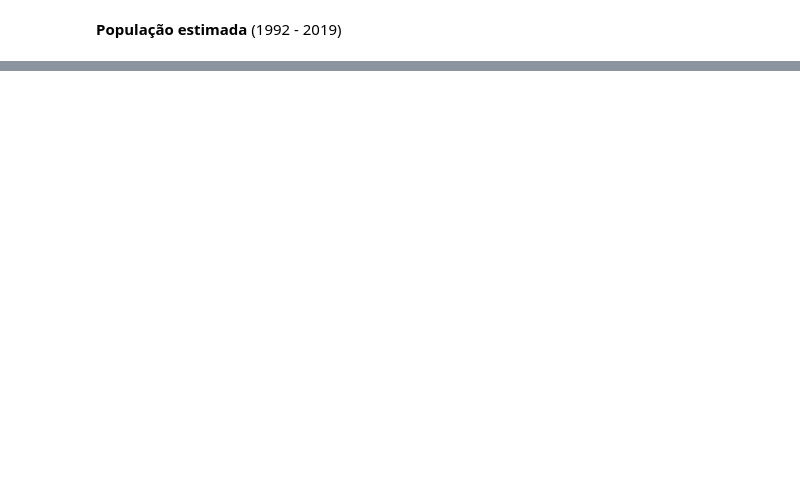
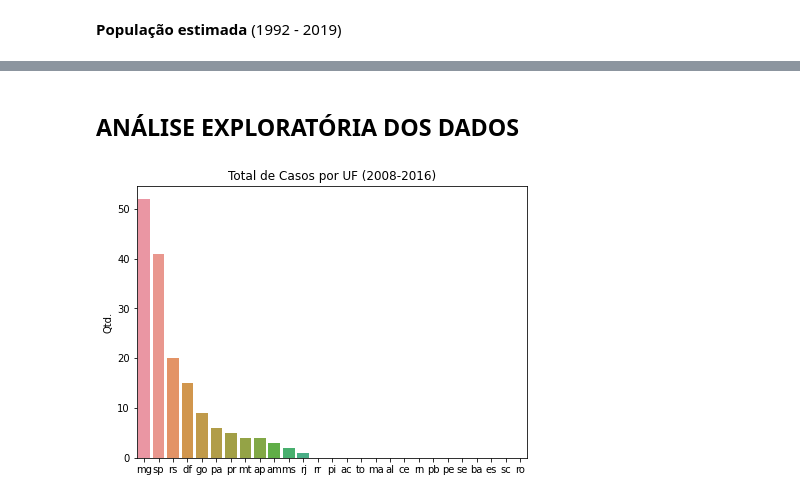
Before and after one commit to itsGab/ds_febre_amarela, a Jupyter notebook: nb-projeto/projeto_modulo2_rascunho.ipynb, the cells around one changed output, grey strips where cells are left out. Drawn from its saved outputs; the diff is of its cells as text; code cells hidden in the pictures; blank space fills up the shorter version.

```diff
--- a/nb-projeto/projeto_modulo2_rascunho.ipynb
+++ b/nb-projeto/projeto_modulo2_rascunho.ipynb
@@ -114,0 +125,5 @@ import pandas as pd
+# %%
+# mapa para alterar o ano
+def para_ano(data_in):
+    ano = int(data_in[:4])
+    return ano
@@ -146,0 +161,4 @@ casos.head()
+# %%
+casos['ano'] = casos['ano'].map(para_ano)
+casos.set_index('ano', inplace=True)
+casos.head()
@@ -200,0 +236,18 @@ populacao.head()
+# %% [markdown]
+## ANÁLISE EXPLORATÓRIA DOS DADOS
+# %%
+vacinal = vacinal.loc[2008:2018, :]
+casos = casos.loc[2008:2018, :]
+inter_atend = inter_atend.loc[2008:2018, :]
+casos = casos.loc[2008:2018, :] # casos soh vai ateh 2016
+# %%
+# ordenado
+casos_orden_uf = casos.sum().sort_values(ascending=False)
+# %%
+plt.figure(figsize=(7,5))
+sns.barplot(y=casos_orden_uf.values, x=casos_orden_uf.index)
+plt.title('Total de Casos por UF (2008-2016)')
+plt.ylabel('Qtd.')
+plt.show()
+# %% [output]
+[figure, added]
```
Also changed, not shown: parts of 22 cells of this notebook.
